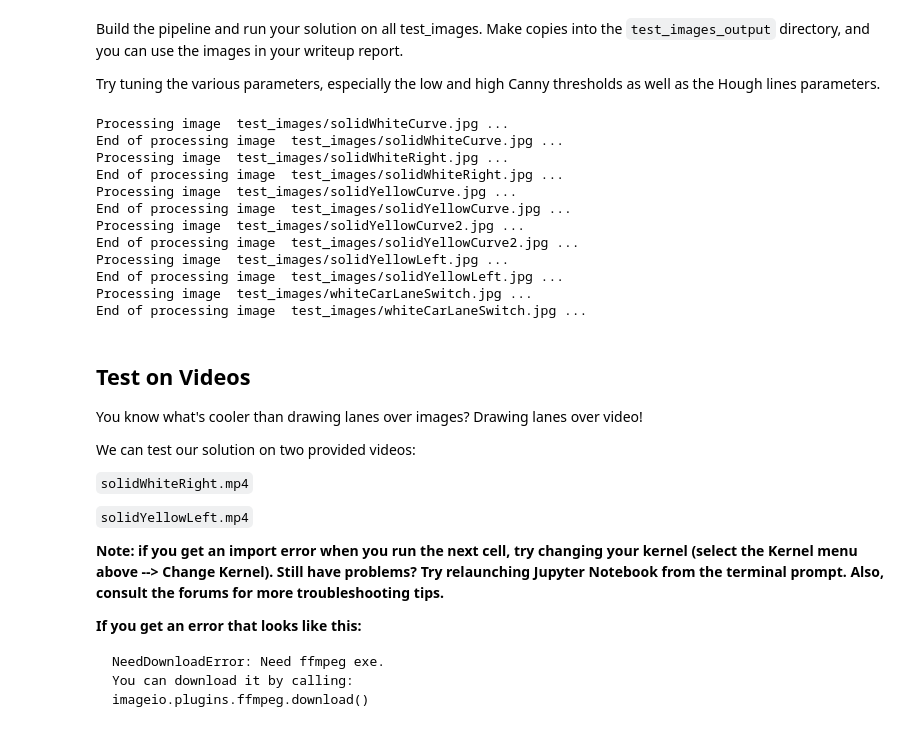
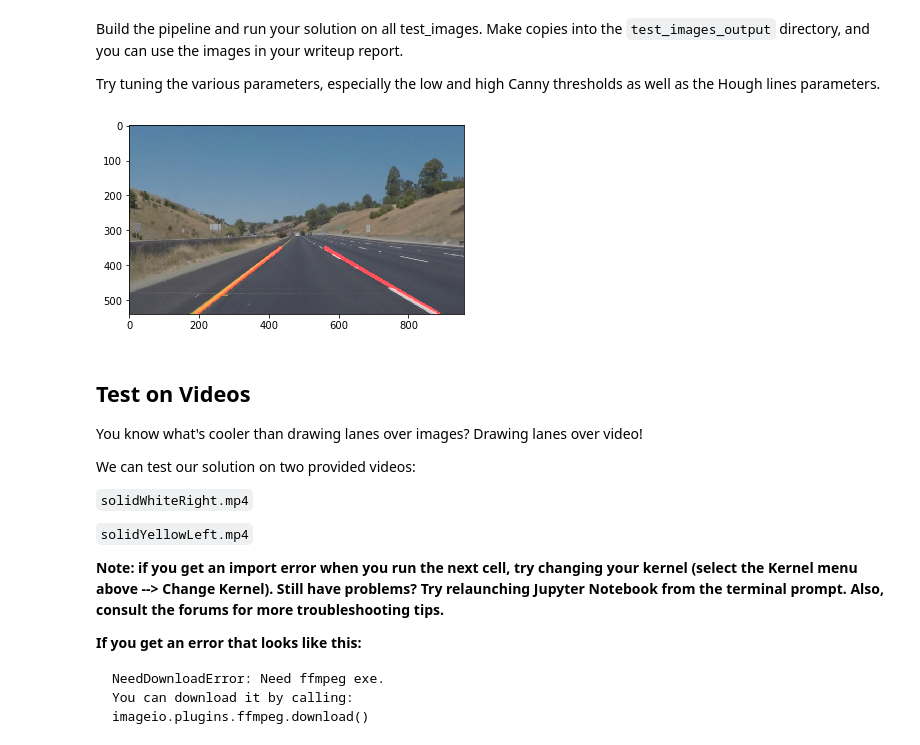
Before and after one commit to rbiegacz/Udacity-CarND, a Jupyter notebook: CarND-LaneLines-P1-master/P1.ipynb, the cells around one changed output. Drawn from its saved outputs; the diff is of its cells as text; code cells hidden in the pictures.

```diff
--- a/CarND-LaneLines-P1-master/P1.ipynb
+++ b/CarND-LaneLines-P1-master/P1.ipynb
@@ -191,39 +248,55 @@ Try tuning the various parameters, especially the low and high Canny thresholds
 # %%
 # TODO: Build your pipeline that will draw lane lines on the test_images
 
 # Read in the image and print out some stats
-def process_image(image_name, output_image_name):
+def process_single_image(image_name, output_image_name):
     image = mpimg.imread(image_name)
-    print('Processing image ', image_name, '...')
+    #print('Processing image ', image_name, '...')
     # making a copy of a image so we don't destroy the original image
-    color_select = np.copy(image)
-    color_select = grayscale(color_select)
-    #lower_white = np.array([200, 200, 200])
-    #upper_white = np.array([255, 255, 255])
-    lower_white = np.array([200])
+    processing_image = np.copy(image)
+    orig_image = np.copy(image)
+    # plt.imshow(image)
+    # converting to gray color
+    processing_image = grayscale(processing_image)
+    middle_point_x = int(orig_image.shape[1]/2)
+    middle_point_y = int(1.2*orig_image.shape[0]/2)
+    margin = int(0.1*middle_point_x)
+    X1 = 3*margin
+    Y1 = orig_image.shape[0]
+    X2 = orig_image.shape[1]-margin
+    Y2 = orig_image.shape[0]
+    X3 = middle_point_x + 40
+    Y3 = middle_point_y
+    X4 = middle_point_x - 40
+    Y4 = middle_point_y
+    vertices = np.array([ [X1,Y1], [X2,Y2], [X3, Y3], [X4, Y4]])
+    processing_image = region_of_interest(processing_image, [vertices])
+    #plt.imshow(processing_image)
+    kernel_size = 3
+    processing_image = gaussian_blur(processing_image, kernel_size)
+
+    lower_white = np.array([180])
     upper_white = np.array([255])
-    mask = cv2.inRange(color_select, lower_white, upper_white)
-    # Bitwise-AND mask and original image
-    color_select_output= cv2.bitwise_and(color_select, color_select, mask= mask)
-    # then save them to the test_images directory.
-    cv2.imwrite(output_image_name, color_select_output)
-    print('End of processing image ', image_name, '...')
+    processing_image = cv2.inRange(processing_image, lower_white, upper_white)
+    processing_image = canny(processing_image, 50, 150)
+
+    # drawing lines based on line fragments present in the picture
+    rho = 1
+    theta = np.pi/180
+    threshold = 10
+    min_line_length = 2
+    max_line_gap = 200
+    line_image = hough_lines(processing_image, rho, theta, threshold, min_line_length, max_line_gap)
+    processing_image = weighted_img(line_image, orig_image)
+    plt.imshow(processing_image)
+    mpimg.imsave(output_image_name, processing_image)
+    return processing_image
+    #print('End of processing image ', image_name, '...')
 
 for image_name in image_list:
-    process_image('test_images/'+image_name, 'test_images/output_'+image_name)
+    process_single_image('test_images/'+image_name, 'test_images/output_'+image_name)
 # %% [output]
-Processing image  test_images/solidWhiteCurve.jpg ...
-End of processing image  test_images/solidWhiteCurve.jpg ...
-Processing image  test_images/solidWhiteRight.jpg ...
-End of processing image  test_images/solidWhiteRight.jpg ...
-Processing image  test_images/solidYellowCurve.jpg ...
-End of processing image  test_images/solidYellowCurve.jpg ...
-Processing image  test_images/solidYellowCurve2.jpg ...
-End of processing image  test_images/solidYellowCurve2.jpg ...
-Processing image  test_images/solidYellowLeft.jpg ...
-End of processing image  test_images/solidYellowLeft.jpg ...
-Processing image  test_images/whiteCarLaneSwitch.jpg ...
-End of processing image  test_images/whiteCarLaneSwitch.jpg ...
+[figure, added]
 # %% [markdown]
 ## Test on Videos
 
```
Also changed, not shown: parts of 10 cells of this notebook, 6 other files.
